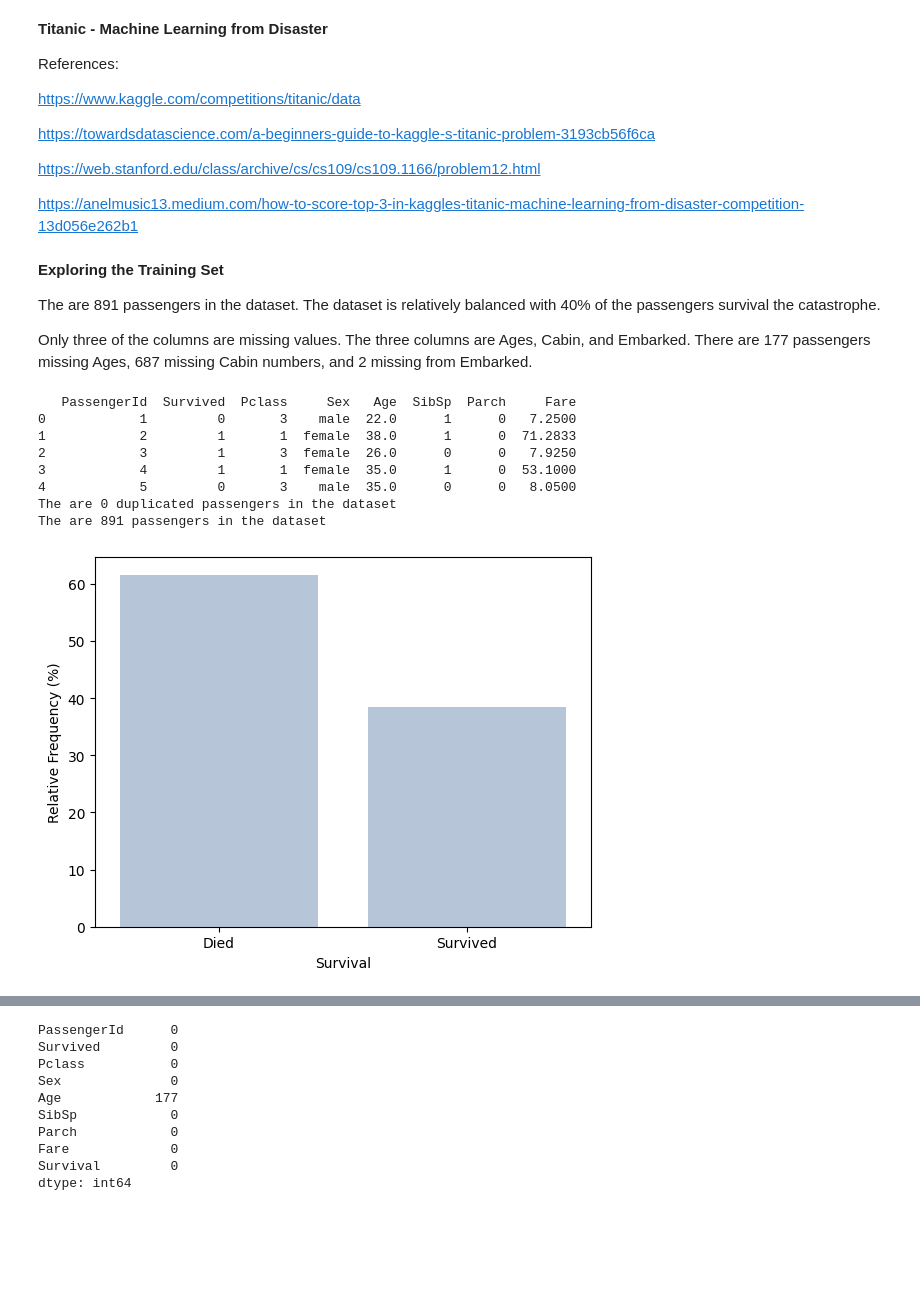
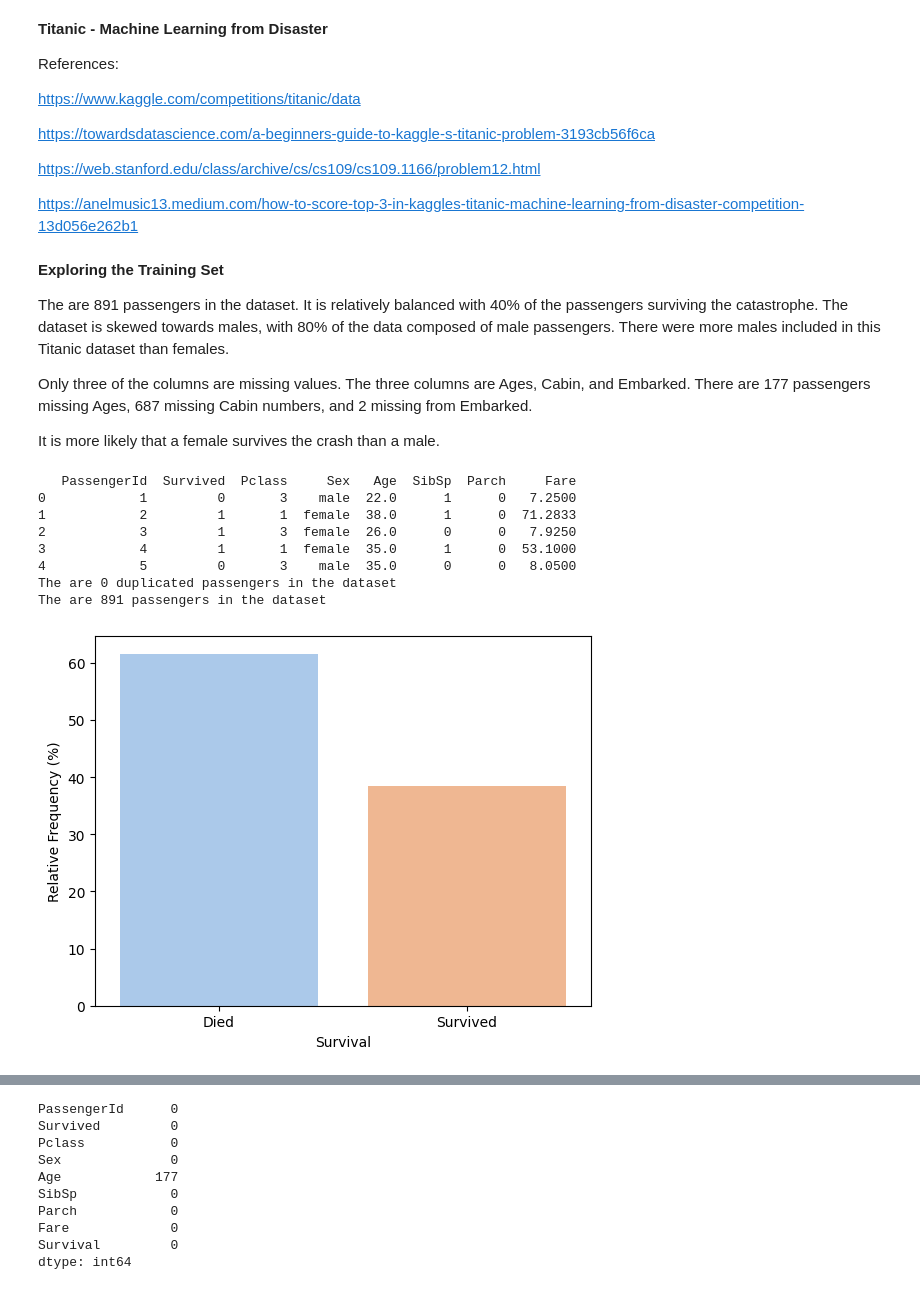
Before and after one commit to rhiats/titanicPrediction, a Jupyter notebook: titanicPred.ipynb, the cells around one changed output, grey strips where cells are left out. Drawn from its saved outputs; the diff is of its cells as text; code cells hidden in the pictures; blank space fills up the shorter version.

```diff
--- a/titanicPred.ipynb
+++ b/titanicPred.ipynb
@@ -20,9 +20,11 @@ import matplotlib.pyplot as plt
 # %% [markdown]
 **Exploring the Training Set**
 
-The are 891 passengers in the dataset. The dataset is relatively balanced with 40% of the passengers survival the catastrophe.
+The are 891 passengers in the dataset. It is relatively balanced with 40% of the passengers surviving the catastrophe. The dataset is skewed towards males, with 80% of the data composed of male passengers. There were more males included in this Titanic dataset than females.
 
 Only three of the columns are missing values. The three columns are Ages, Cabin, and Embarked. There are 177 passengers missing Ages, 687 missing Cabin numbers, and 2 missing from Embarked.
+
+It is more likely that a female survives the crash than a male.
 # %%
 def duplicates(df,cols_lst):
   """
@@ -59,24 +61,24 @@ The are 891 passengers in the dataset
 # %%
 def balanced(df):
   """
     Percentage of passengers who survive v. not survive in the dataset
     Balanced or Imbalanced Data
 
     @p:
       df (dataframe): Input dataframe
   """
   df['Survival'] = np.where(df['Survived']==0, 'Died', 'Survived')
 
   survival_ratio_df=(df[['Survival', 'PassengerId']].groupby('Survival').count()/int(df.shape[0]))*100
 
   survival_ratio_df.reset_index(inplace=True)
 
   survival_ratio_df.rename(columns={"PassengerId": "Relative Frequency (%)"}, inplace=True)
 
-  sns.barplot(data=survival_ratio_df, x='Survival', y="Relative Frequency (%)", color="lightsteelblue")
+  sns.barplot(data=survival_ratio_df, x='Survival', y="Relative Frequency (%)", palette="pastel")
 
   plt.savefig("/content/drive/MyDrive/Colab Notebooks/titanicPrediction/output/balanced.png")
 
 balanced(X)
 # %% [output]
-[figure, old version]
+[figure, new version]
```
Also changed, not shown: parts of 3 cells of this notebook.
